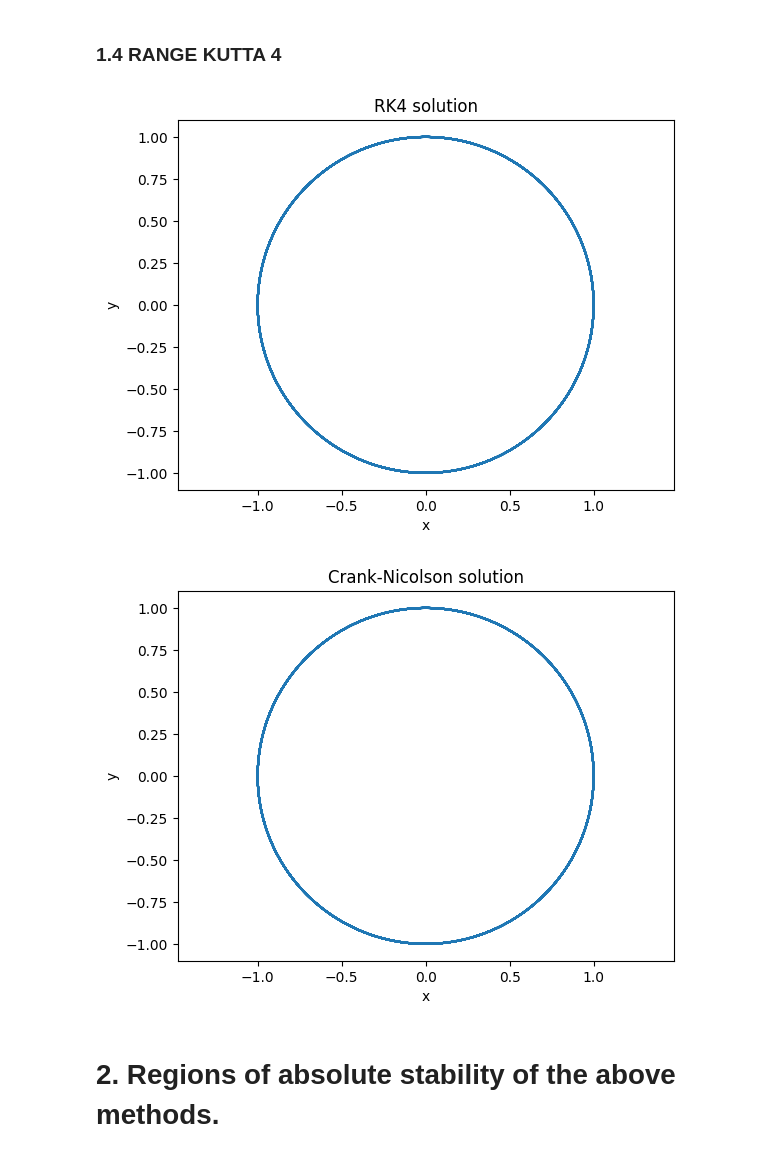
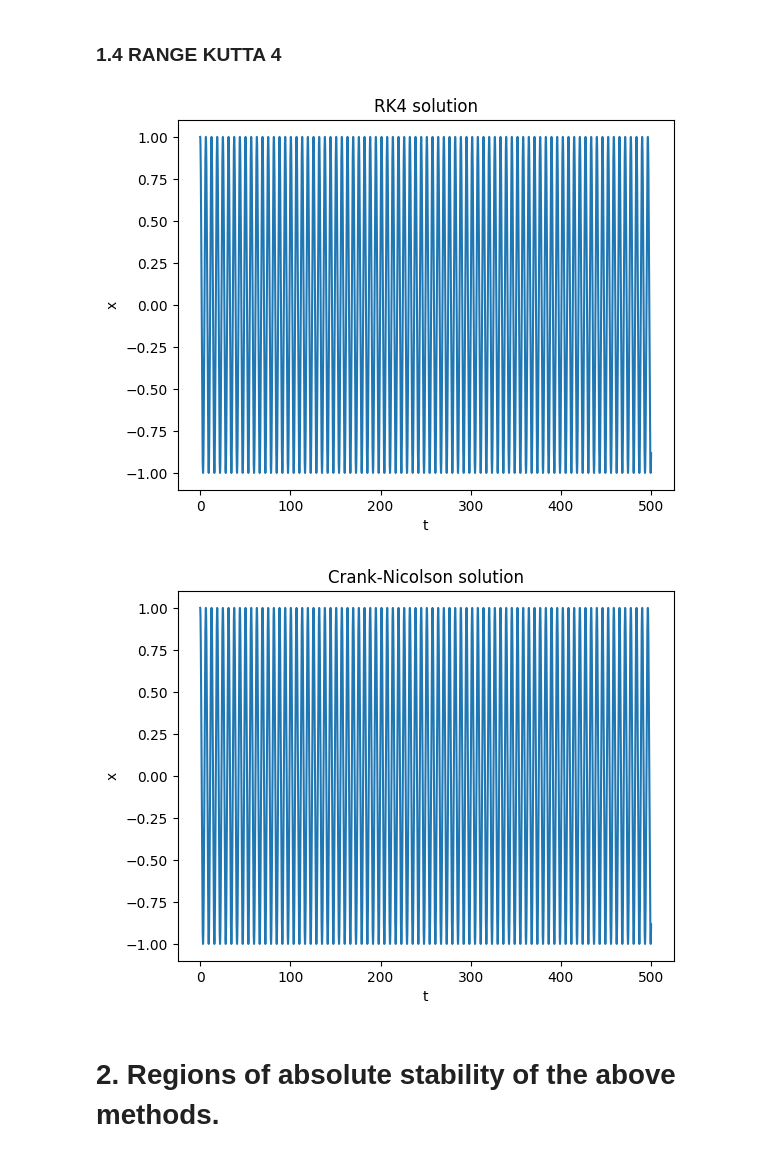
Before and after one commit to mateoopl/MUSE_AM1, a Jupyter notebook: MILESTONES/Milestone4.ipynb, the cells around one changed output. Drawn from its saved outputs; the diff is of its cells as text; code cells hidden in the pictures.

```diff
--- a/MILESTONES/Milestone4.ipynb
+++ b/MILESTONES/Milestone4.ipynb
@@ -21,8 +15,8 @@ def F(U):              #Equation definition. U=(x,y)
 U0 = array([1,0])   #Initial conditions
 
 t0 = 0
-tf = 100
-Np = 10000
+tf = 500
+Np = 100000
 
 t = linspace(t0, tf, Np)
 # %% [markdown]
@@ -67,27 +60,26 @@ plt.show()
 # %% [markdown]
 ### 1.4 RANGE KUTTA 4
 # %%
-U = Stability.Cauchy_Problem(F,U0,t,Numerical_schemes.RangeKutta4)   # 4TH ORDER RANGE KUTTA 4
+U = Stability.Cauchy_Problem(Physics.LinearOscillator,U0,t,Numerical_Schemes.RangeKutta4)   # 4TH ORDER RANGE KUTTA 4
 
-plt.axis("equal")
-plt.plot(U[:,0], U[:,1])
-plt.xlabel('x')
-plt.ylabel('y')
+
+plt.plot(t, U[:,0])
+plt.xlabel('t')
+plt.ylabel('x')
 plt.title('RK4 solution')
 plt.show()
 # %% [output]
-[figure, old version]
+[figure, new version]
 # %%
-U = Stability.Cauchy_Problem(F,U0,t,Numerical_schemes.Crank_Nicolson)   # CRANK NICOLSON
+U = Stability.Cauchy_Problem(Physics.LinearOscillator,U0,t,Numerical_Schemes.Crank_Nicolson)   # CRANK NICOLSON
 
-plt.axis("equal")
-plt.plot(U[:,0], U[:,1])
-plt.xlabel('x')
-plt.ylabel('y')
+plt.plot(t, U[:,0])
+plt.xlabel('t')
+plt.ylabel('x')
 plt.title('Crank-Nicolson solution')
 plt.show()
 # %% [output]
-[figure, old version]
+[figure, new version]
 # %% [markdown]
 # 2. Regions of absolute stability of the above methods.
 # %% [markdown]
```
Also changed, not shown: parts of 5 cells of this notebook, 8 other files.
